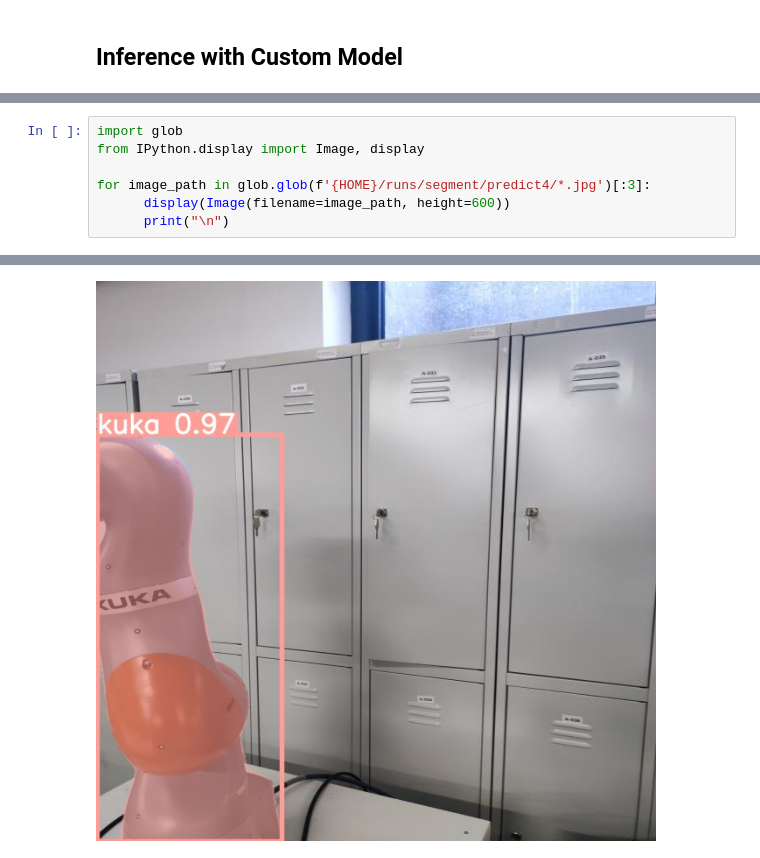
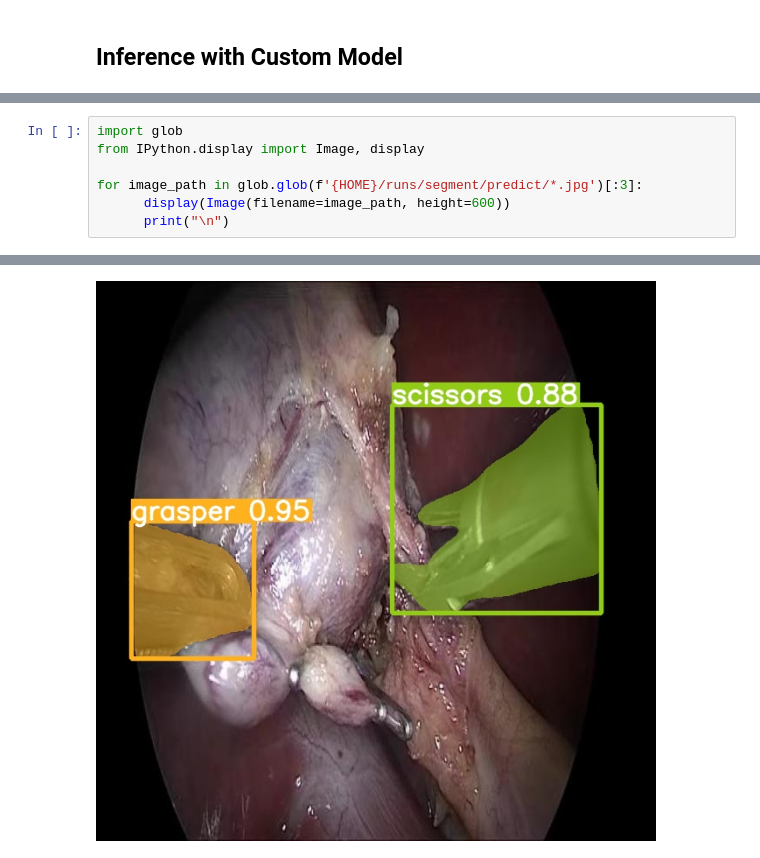
Before and after one commit to KaramAlmaghout/SurgicalToolsSegmentation, a Jupyter notebook: AML_Assignment2_YOLOv8.ipynb, the cells around one changed output, grey strips where cells are left out. Saved outputs shown, nothing was run; the diff lists cells and outputs as text.

```diff
--- a/AML_Assignment2_YOLOv8.ipynb
+++ b/AML_Assignment2_YOLOv8.ipynb
@@ -193,7 +192,7 @@ Results saved to runs/segment/predict4
 import glob
 from IPython.display import Image, display
 
-for image_path in glob.glob(f'{HOME}/runs/segment/predict4/*.jpg')[:3]:
+for image_path in glob.glob(f'{HOME}/runs/segment/predict/*.jpg')[:3]:
       display(Image(filename=image_path, height=600))
       print("\n")
 # %% [output]
@@ -201 +200 @@ for image_path in glob.glob(f'{HOME}/runs/segment/predict4/*.jpg')[:3]:
-[figure, old version]
+[figure, new version]
```
Also changed, not shown: parts of 13 cells of this notebook.
